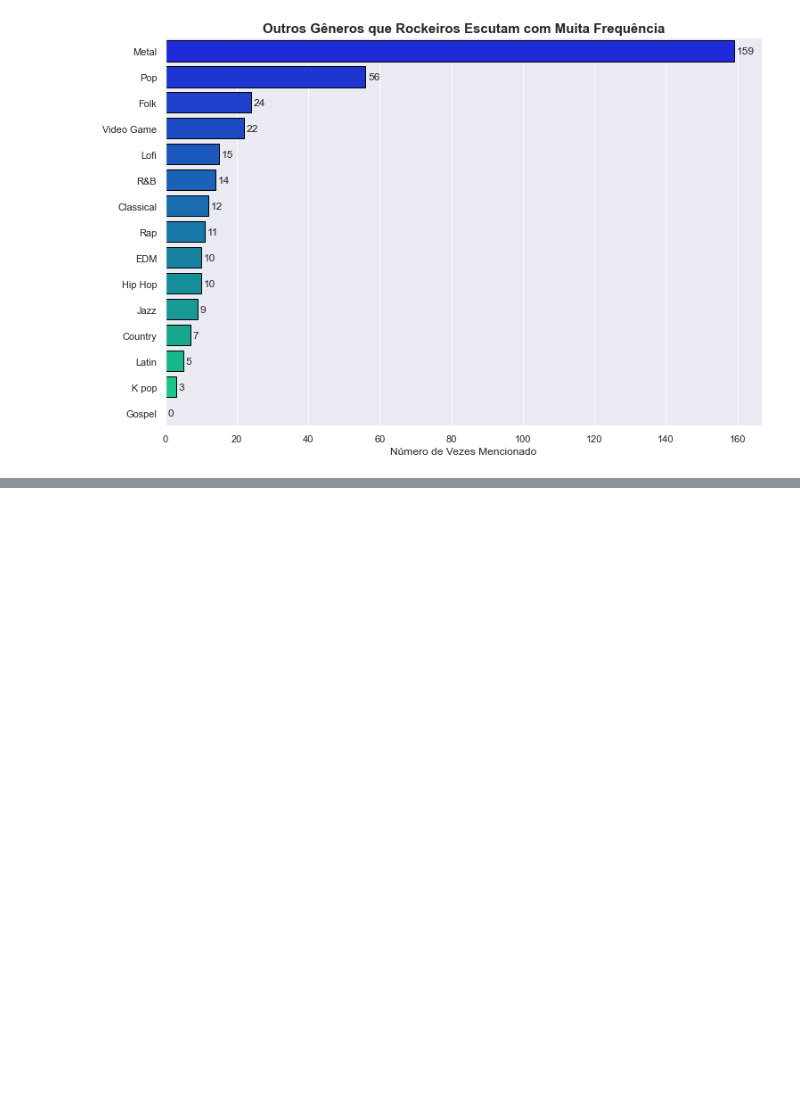
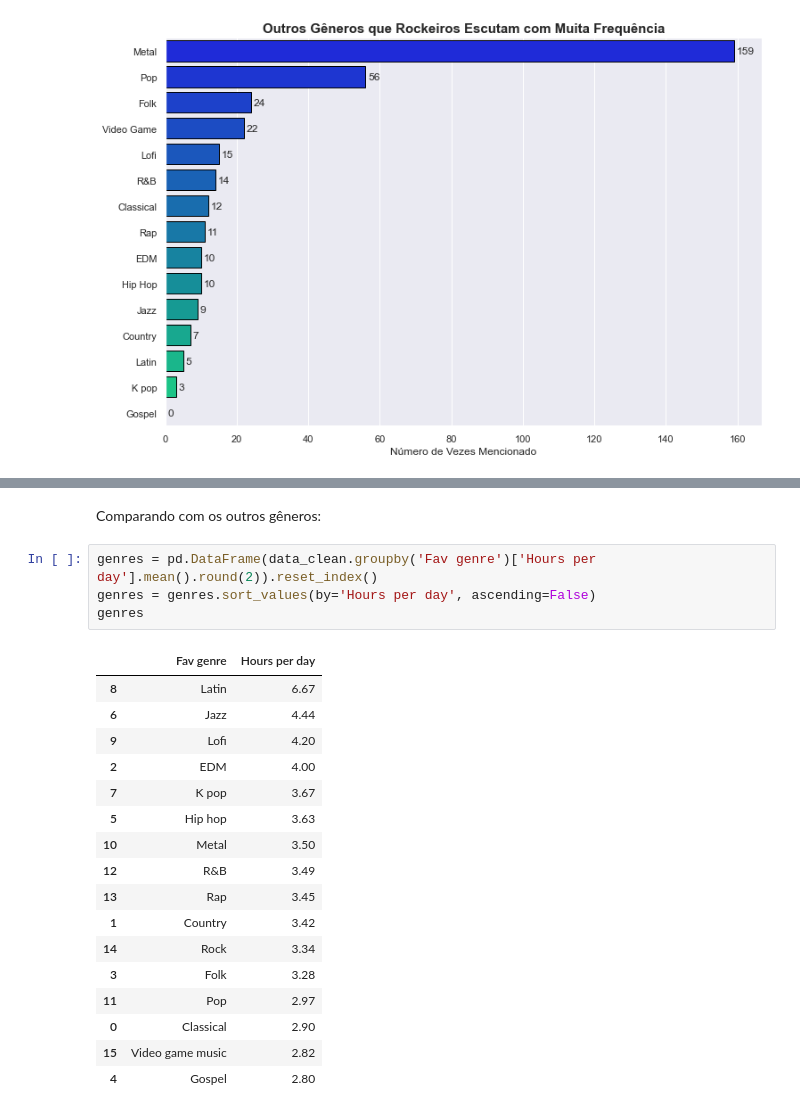
Before and after one commit to JoSEPHDev2022/Mental_Health_X_Music, a Jupyter notebook: analise_exp.ipynb, the cells around one changed output, grey strips where cells are left out. Cells and saved outputs as stored; diff of their text form; blank space fills up the shorter version.

```diff
--- a/analise_exp.ipynb
+++ b/analise_exp.ipynb
@@ -1311,0 +1321,24 @@ plt.show()
+# %% [markdown]
+Comparando com os outros gêneros:
+# %%
+genres = pd.DataFrame(data_clean.groupby('Fav genre')['Hours per day'].mean().round(2)).reset_index()
+genres = genres.sort_values(by='Hours per day', ascending=False)
+genres
+# %% [output]
+|  | Fav genre | Hours per day |
+| 8 | Latin | 6.67 |
+| 6 | Jazz | 4.44 |
+| 9 | Lofi | 4.20 |
+| 2 | EDM | 4.00 |
+| 7 | K pop | 3.67 |
+| 5 | Hip hop | 3.63 |
+| 10 | Metal | 3.50 |
+| 12 | R&B | 3.49 |
+| 13 | Rap | 3.45 |
+| 1 | Country | 3.42 |
+| 14 | Rock | 3.34 |
+| 3 | Folk | 3.28 |
+| 11 | Pop | 2.97 |
+| 0 | Classical | 2.90 |
+| 15 | Video game music | 2.82 |
+| 4 | Gospel | 2.80 |
```
Also changed, not shown: parts of 6 cells of this notebook.
